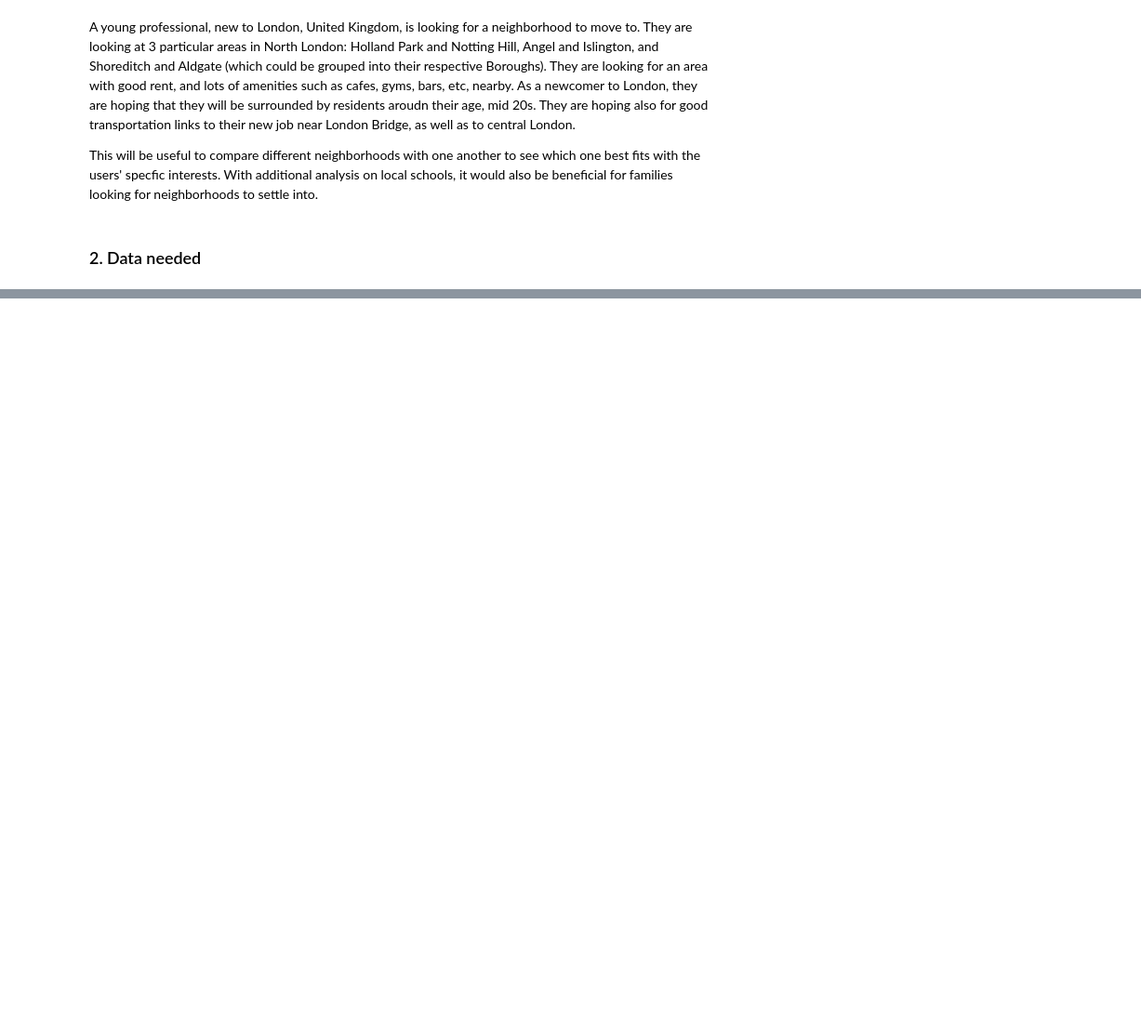
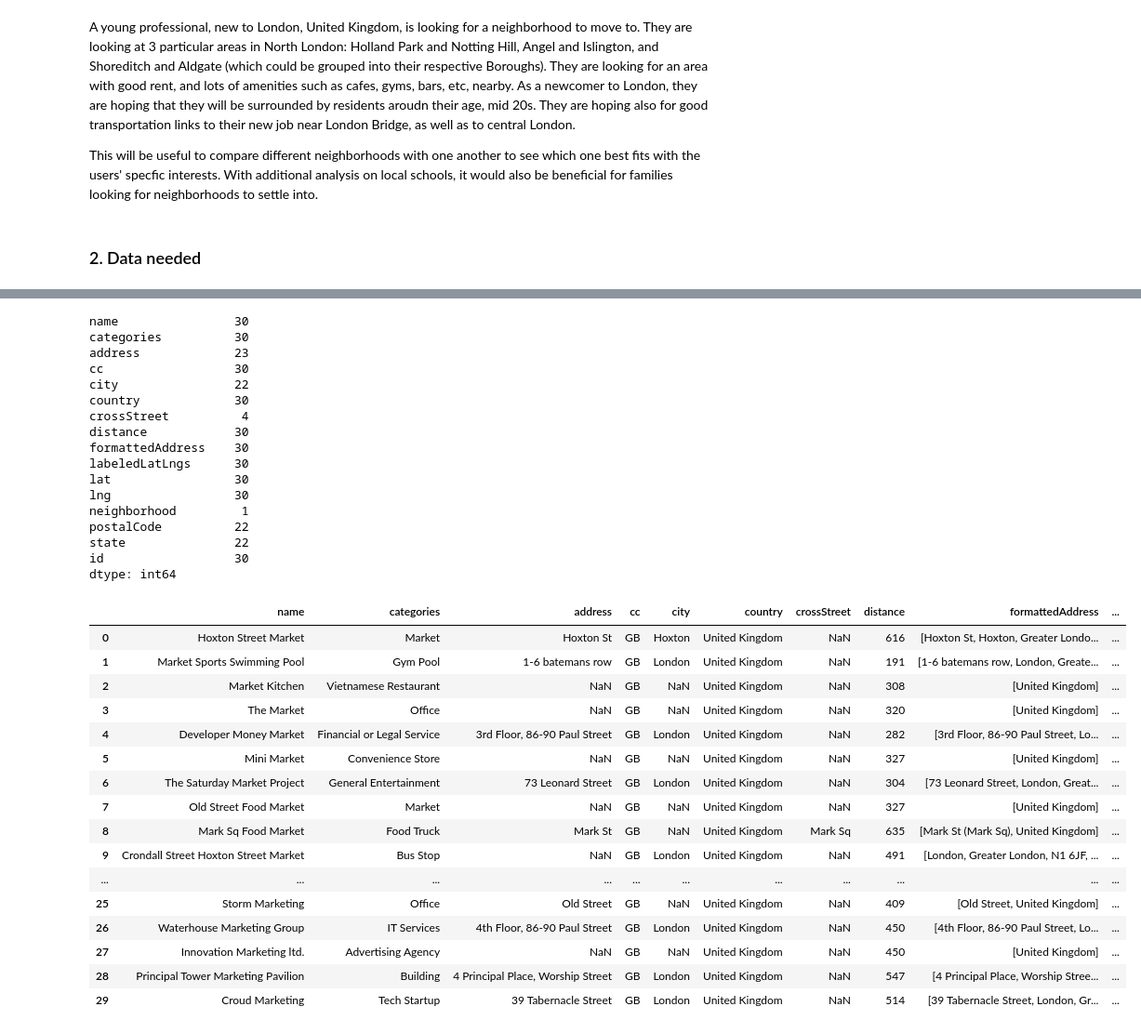
Before and after one commit to vinciyauu/Coursera_Capstone, a Jupyter notebook: Coursera_Capstone.ipynb, the cells around one changed output, grey strips where cells are left out. Shown at 93% size. Drawn from its saved outputs; the diff is of its cells as text; code cells hidden in the pictures; blank space fills up the shorter version.

```diff
--- a/Coursera_Capstone.ipynb
+++ b/Coursera_Capstone.ipynb
@@ -23,0 +2903,9 @@ Transportation data can also be used to determine the number of major bus or tub
+# %%
+# Get Foursquare credentials
+CLIENT_ID = 'CH2SVOH5T2VO1MDUAEZZTXG3J4TDIKBQTMLQLR215DMQJXM3' # your Foursquare ID
+CLIENT_SECRET = 'OGUAYNKMFPZZSE3ZGDOB21S10RVFXZ1VR1FC1DPAOGJUFXP0' # your Foursquare Secret
+VERSION = '20180604'
+LIMIT = 30
+print('Your credentails:')
+print('CLIENT_ID: ' + CLIENT_ID)
+print('CLIENT_SECRET:' + CLIENT_SECRET)
@@ -23,0 +2936,3 @@ Transportation data can also be used to determine the number of major bus or tub
+# %%
+results = requests.get(url).json()
+results
@@ -23,0 +2957,7 @@ Transportation data can also be used to determine the number of major bus or tub
+# %%
+venues = results['response']['venues']
+
+# tranform venues into a dataframe
+Shore_Market = json_normalize(venues)
+print(Shore_Market.shape)
+Shore_Market
@@ -23,0 +2983,60 @@ Transportation data can also be used to determine the number of major bus or tub
+# %%
+# keep only columns that include venue name, and anything that is associated with location
+filtered_columns = ['name', 'categories'] + [col for col in Shore_Market.columns if col.startswith('location.')] + ['id']
+Shore_Market_filtered = Shore_Market.loc[:, filtered_columns]
+
+# function that extracts the category of the venue
+def get_category_type(row):
+    try:
+        categories_list = row['categories']
+    except:
+        categories_list = row['venue.categories']
+
+    if len(categories_list) == 0:
+        return None
+    else:
+        return categories_list[0]['name']
+
+# filter the category for each row
+Shore_Market_filtered['categories'] = Shore_Market_filtered.apply(get_category_type, axis=1)
+
+# clean column names by keeping only last term
+Shore_Market_filtered.columns = [column.split('.')[-1] for column in Shore_Market_filtered.columns]
+
+print(Shore_Market_filtered.count())
+Shore_Market_filtered
+# %% [output]
+name                30
+categories          30
+address             23
+cc                  30
+city                22
+country             30
+crossStreet          4
+distance            30
+formattedAddress    30
+labeledLatLngs      30
+lat                 30
+lng                 30
+neighborhood         1
+postalCode          22
+state               22
+id                  30
+dtype: int64
+|  | name | categories | address | cc | city | country | crossStreet | distance | formattedAddress | ... |
+| 0 | Hoxton Street Market | Market | Hoxton St | GB | Hoxton | United Kingdom | NaN | 616 | [Hoxton St, Hoxton, Greater Londo... | ... |
+| 1 | Market Sports Swimming Pool | Gym Pool | 1-6 batemans row | GB | London | United Kingdom | NaN | 191 | [1-6 batemans row, London, Greate... | ... |
+| 2 | Market Kitchen | Vietnamese Restaurant | NaN | GB | NaN | United Kingdom | NaN | 308 | [United Kingdom] | ... |
+| 3 | The Market | Office | NaN | GB | NaN | United Kingdom | NaN | 320 | [United Kingdom] | ... |
+| 4 | Developer Money Market | Financial or Legal Service | 3rd Floor, 86-90 Paul Street | GB | London | United Kingdom | NaN | 282 | [3rd Floor, 86-90 Paul Street, Lo... | ... |
+| 5 | Mini Market | Convenience Store | NaN | GB | NaN | United Kingdom | NaN | 327 | [United Kingdom] | ... |
+| 6 | The Saturday Market Project | General Entertainment | 73 Leonard Street | GB | London | United Kingdom | NaN | 304 | [73 Leonard Street, London, Great... | ... |
+| 7 | Old Street Food Market | Market | NaN | GB | NaN | United Kingdom | NaN | 327 | [United Kingdom] | ... |
+| 8 | Mark Sq Food Market | Food Truck | Mark St | GB | NaN | United Kingdom | Mark Sq | 635 | [Mark St (Mark Sq), United Kingdom] | ... |
+| 9 | Crondall Street Hoxton Street Market | Bus Stop | NaN | GB | London | United Kingdom | NaN | 491 | [London, Greater London, N1 6JF, ... | ... |
+| ... | ... | ... | ... | ... | ... | ... | ... | ... | ... | ... |
+| 25 | Storm Marketing | Office | Old Street | GB | NaN | United Kingdom | NaN | 409 | [Old Street, United Kingdom] | ... |
+| 26 | Waterhouse Marketing Group | IT Services | 4th Floor, 86-90 Paul Street | GB | London | United Kingdom | NaN | 450 | [4th Floor, 86-90 Paul Street, Lo... | ... |
+| 27 | Innovation Marketing ltd. | Advertising Agency | NaN | GB | NaN | United Kingdom | NaN | 450 | [United Kingdom] | ... |
+| 28 | Principal Tower Marketing Pavilion | Building | 4 Principal Place, Worship Street | GB | London | United Kingdom | NaN | 547 | [4 Principal Place, Worship Stree... | ... |
+| 29 | Croud Marketing | Tech Startup | 39 Tabernacle Street | GB | London | United Kingdom | NaN | 514 | [39 Tabernacle Street, London, Gr... | ... |
```
Also changed, not shown: parts of 240 cells of this notebook.
